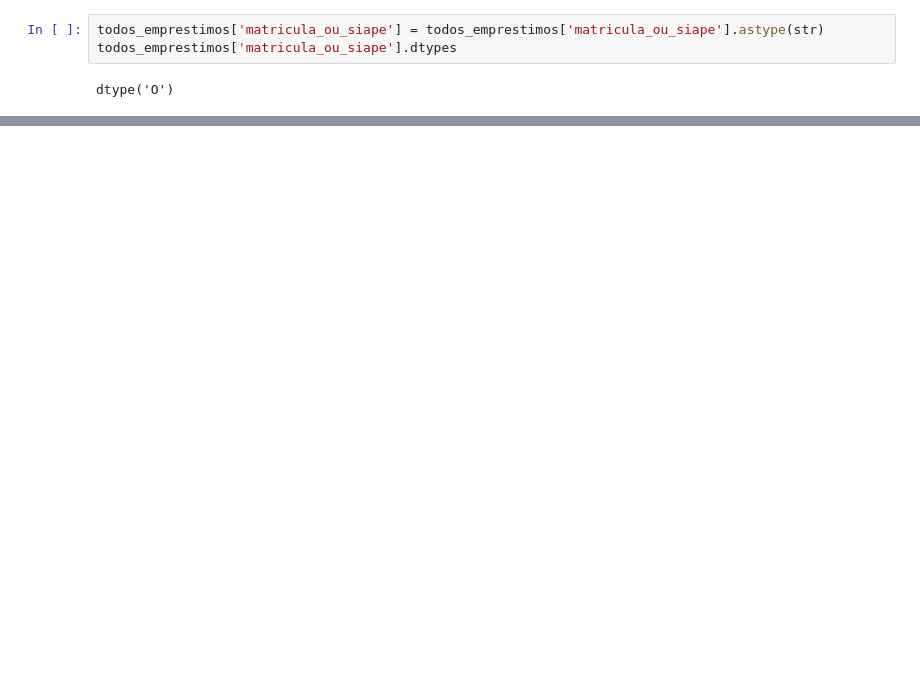
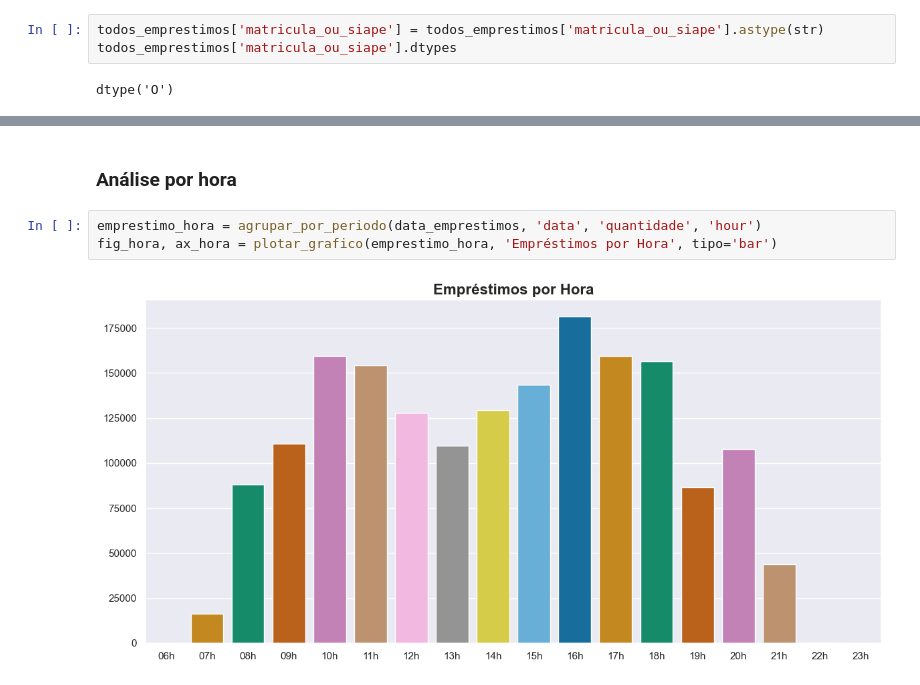
Before and after one commit to Douglas-Lucarelli/analise-dados-biblioteca-ufrn, a Jupyter notebook: analise_biblioteca.ipynb, the cells around one changed output, grey strips where cells are left out. Drawn from its saved outputs; the diff is of its cells as text; blank space fills up the shorter version.

```diff
--- a/analise_biblioteca.ipynb
+++ b/analise_biblioteca.ipynb
@@ -190,0 +348,7 @@ dtype('O')
+# %% [markdown]
+### Análise por hora
+# %%
+emprestimo_hora = agrupar_por_periodo(data_emprestimos, 'data', 'quantidade', 'hour')
+fig_hora, ax_hora = plotar_grafico(emprestimo_hora, 'Empréstimos por Hora', tipo='bar')
+# %% [output]
+[figure, added]
```
Also changed, not shown: parts of 23 cells of this notebook.
